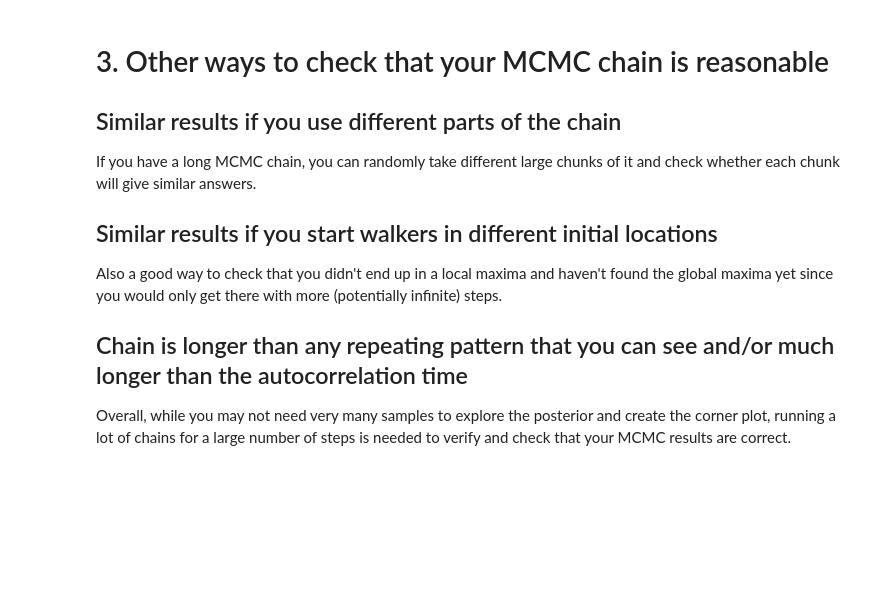
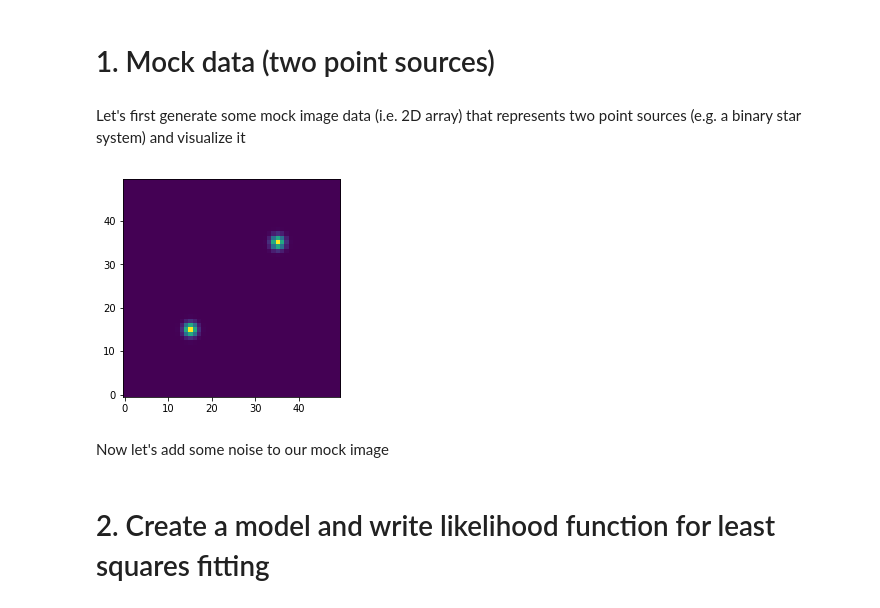
Before and after one commit to henry-ngo/mcmc_workshop, a Jupyter notebook: Session2/parallel_tempering.ipynb, the cells around one changed output. Cells and saved outputs as stored; diff of their text form; code cells hidden in the pictures; blank space fills up the shorter version.

```diff
--- a/Session2/parallel_tempering.ipynb
+++ b/Session2/parallel_tempering.ipynb
@@ -253,14 +0,0 @@ The result from `emcee` is the number of steps for each dimension/parameter nece
-# %% [markdown]
-# 3.  Other ways to check that your MCMC chain is reasonable
-
-## Similar results if you use different parts of the chain
-
-If you have a long MCMC chain, you can randomly take different large chunks of it and check whether each chunk will give similar answers.
-
-## Similar results if you start walkers in different initial locations
-
-Also a good way to check that you didn't end up in a local maxima and haven't found the global maxima yet since you would only get there with more (potentially infinite) steps.
-
-## Chain is longer than any repeating pattern that you can see and/or much longer than the autocorrelation time
-
-Overall, while you may not need very many samples to explore the posterior and create the corner plot, running a lot of chains for a large number of steps is needed to verify and check that your MCMC results are correct.
@@ -266,0 +9,30 @@ Overall, while you may not need very many samples to explore the posterior and c
+# %% [markdown]
+# 1. Mock data (two point sources)
+# %% [markdown]
+Let's first generate some mock image data (i.e. 2D array) that represents two point sources (e.g. a binary star system) and visualize it
+# %%
+# Set up image
+image_size = 50
+x = np.linspace(0,image_size-1,image_size) # x coordinates
+y = np.linspace(0,image_size-1,image_size) # y coordinates
+xx,yy = np.meshgrid(x,y) # grid of x,y coordinates
+# Position of first point source
+x1 = 15
+y1 = 15
+# Position of second point source
+x2 = 35
+y2 = 35
+# Peak and width of both point sources (constant to keep things simpler)
+peak = 500
+width = 1.0
+# Compute distance to each source in image coordinates
+dist1 = np.sqrt((xx-x1)**2.0+(yy-y1)**2.0)
+dist2 = np.sqrt((xx-x2)**2.0+(yy-y2)**2.0)
+# Add the Gaussian two point sources to the image
+image = peak*np.exp(-0.5*dist1**2.0/width**2.0) + peak*np.exp(-0.5*dist2**2.0/width**2.0)
+# Visualize this
+plt.imshow(image,origin='lower');
+# %% [output]
+[figure, added]
+# %% [markdown]
+Now let's add some noise to our mock image
@@ -266,0 +52,2 @@ Overall, while you may not need very many samples to explore the posterior and c
+# %% [markdown]
+# 2. Create a model and write likelihood function for least squares fitting
```
Also changed, not shown: parts of 80 cells of this notebook, 1 other file.
